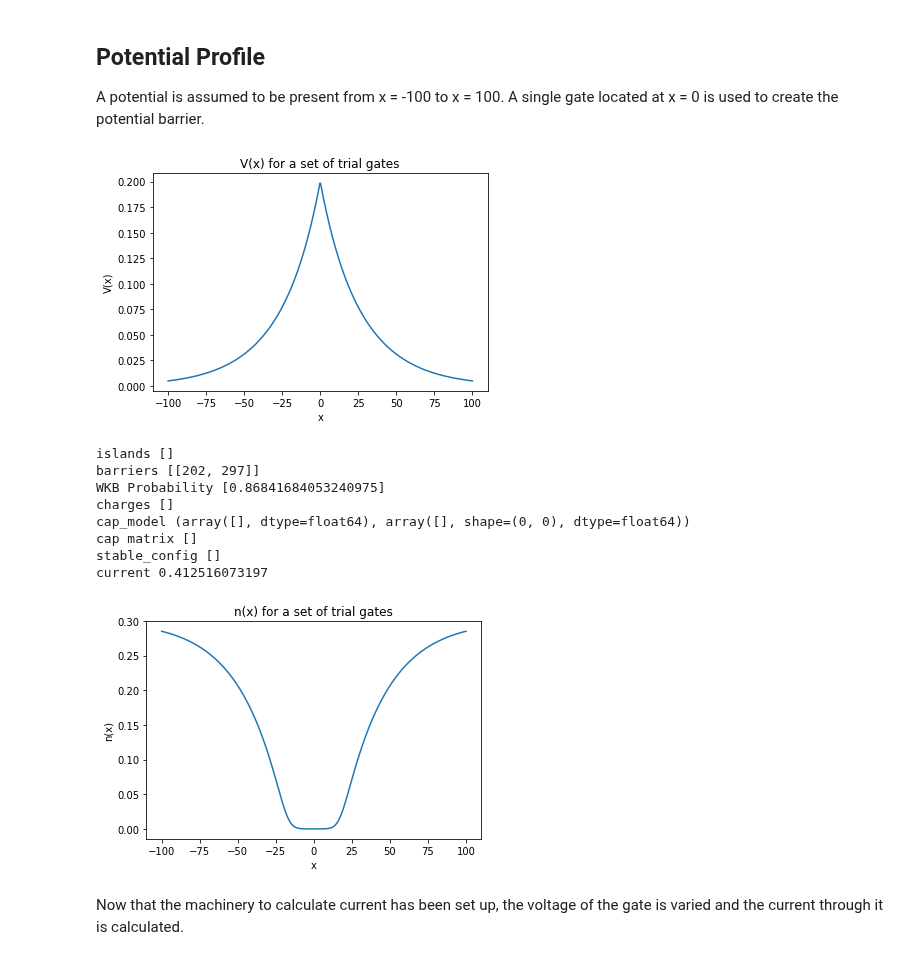
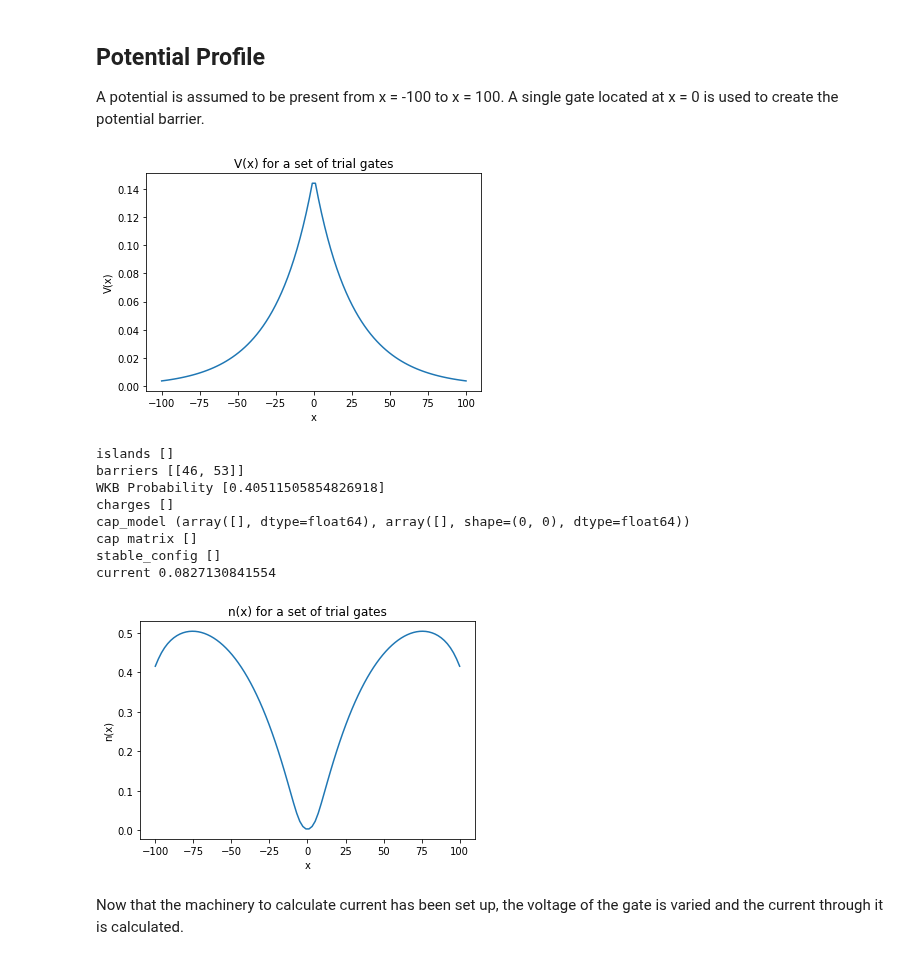
Before and after one commit to Quantumgame/quantum-ml, a Jupyter notebook: ThomasFermi Capacitance Model/Barrier Transport.ipynb, the cells around one changed output. Drawn from its saved outputs; the diff is of its cells as text; code cells hidden in the pictures.

Commit message:
working barrier, moving on to single dot

```diff
--- a/ThomasFermi Capacitance Model/Barrier Transport.ipynb
+++ b/ThomasFermi Capacitance Model/Barrier Transport.ipynb
@@ -31,11 +31,11 @@ def calc_V_gate(x,param):
     dx = np.abs(x-mean)
     return (peak/np.log(h/rho))*np.log(np.sqrt(dx**2 + h**2)/rho)*np.exp(-dx/screen)
 
-N_grid = 500
+N_grid = 100
 x = np.linspace(-100,100,N_grid)
 
 # trial potential profile
-param1 = [200e-3,0,50,5,25]
+param1 = [150e-3,0,50,5,25]
 trial_gates = [param1]
 
 V = np.sum([calc_V_gate(x,p) for p in trial_gates],axis=0)
@@ -45,7 +45,7 @@ plt.xlabel('x')
 plt.ylabel('V(x)')
 plt.title("V(x) for a set of trial gates");
 # %% [output]
-[figure, old version]
+[figure, new version]
 # %%
 class ThomasFermi():
     '''
@@ -279,53 +294,54 @@ class ThomasFermi():
 # %%
 physics = {'x' : x,
            'V' : V,
-           'K_0' : 0e-2,
+           'K_0' : 2e-2,
            'sigma' : 5.0,
-           'mu' : 0.1,
+           'mu' : 0.07,
            'D' : 2,
            'g_0' : 3e-2,
            'c_k' : 1e-3,
            'beta' : 100,
            'kT' : 1e-5,
-           'WKB_coeff' : 0.01,
-           'barrier_tunnel_rate' : 1.0,
-           'bias' : 1e-6
+           'WKB_coeff' : 0.1,
+           'barrier_tunnel_rate' : 10.0,
+           'bias' : 1e-6,
+           'ShortCircuitCurrent' : 1.0
            }
 
 tf = ThomasFermi(physics)
 n = tf.calc_n()
 islands = tf.calc_islands()
 barriers = tf.calc_barriers()
 p_WKB = tf.calc_WKB_prob()
 charges = tf.calc_charges()
 cap_model = tf.calc_cap_model()
 stable_config = tf.calc_stable_config()
 current = tf.calc_current()
 
 print("islands",islands)
 print("barriers",barriers)
 print("WKB Probability",p_WKB)
 print("charges",charges)
 print("cap_model",cap_model)
 print("cap matrix",np.linalg.inv(cap_model[1]))
 print("stable_config",stable_config)
 print("current",current)
 
 
 plt.plot(x,n)
 plt.xlabel('x')
 plt.ylabel('n(x)')
 plt.title("n(x) for a set of trial gates");
 # %% [output]
 islands []
-barriers [[202, 297]]
-WKB Probability [0.86841684053240975]
+barriers [[46, 53]]
+WKB Probability [0.40511505854826918]
 charges []
 cap_model (array([], dtype=float64), array([], shape=(0, 0), dtype=float64))
 cap matrix []
 stable_config []
-current 0.412516073197
+current 0.0827130841554
-[figure, old version]
+[figure, new version]
 # %% [markdown]
 Now that the machinery to calculate current has been set up, the voltage of the gate is varied and the current through it is calculated.
 # %%
```
Also changed, not shown: parts of 3 cells of this notebook.
